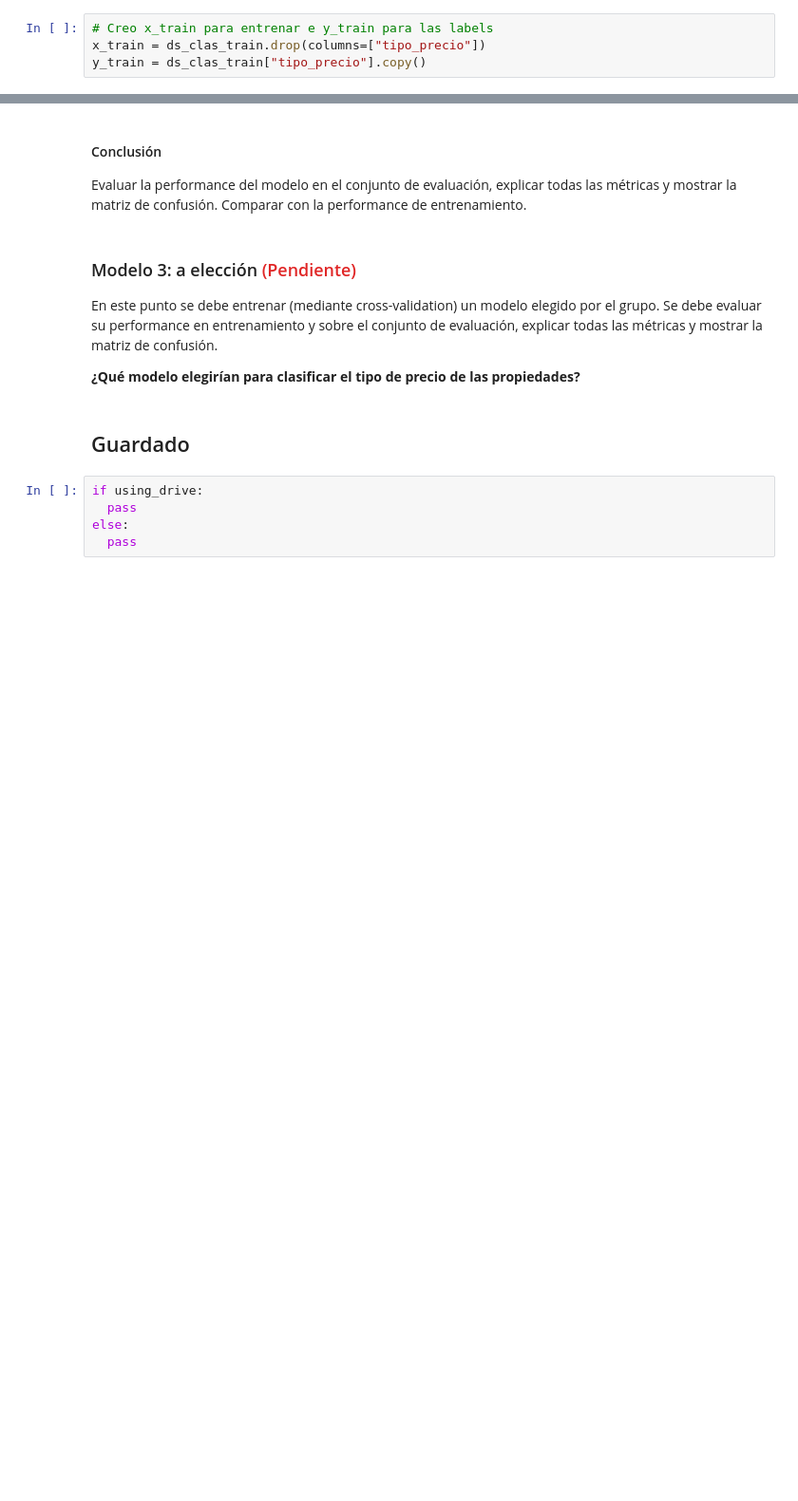
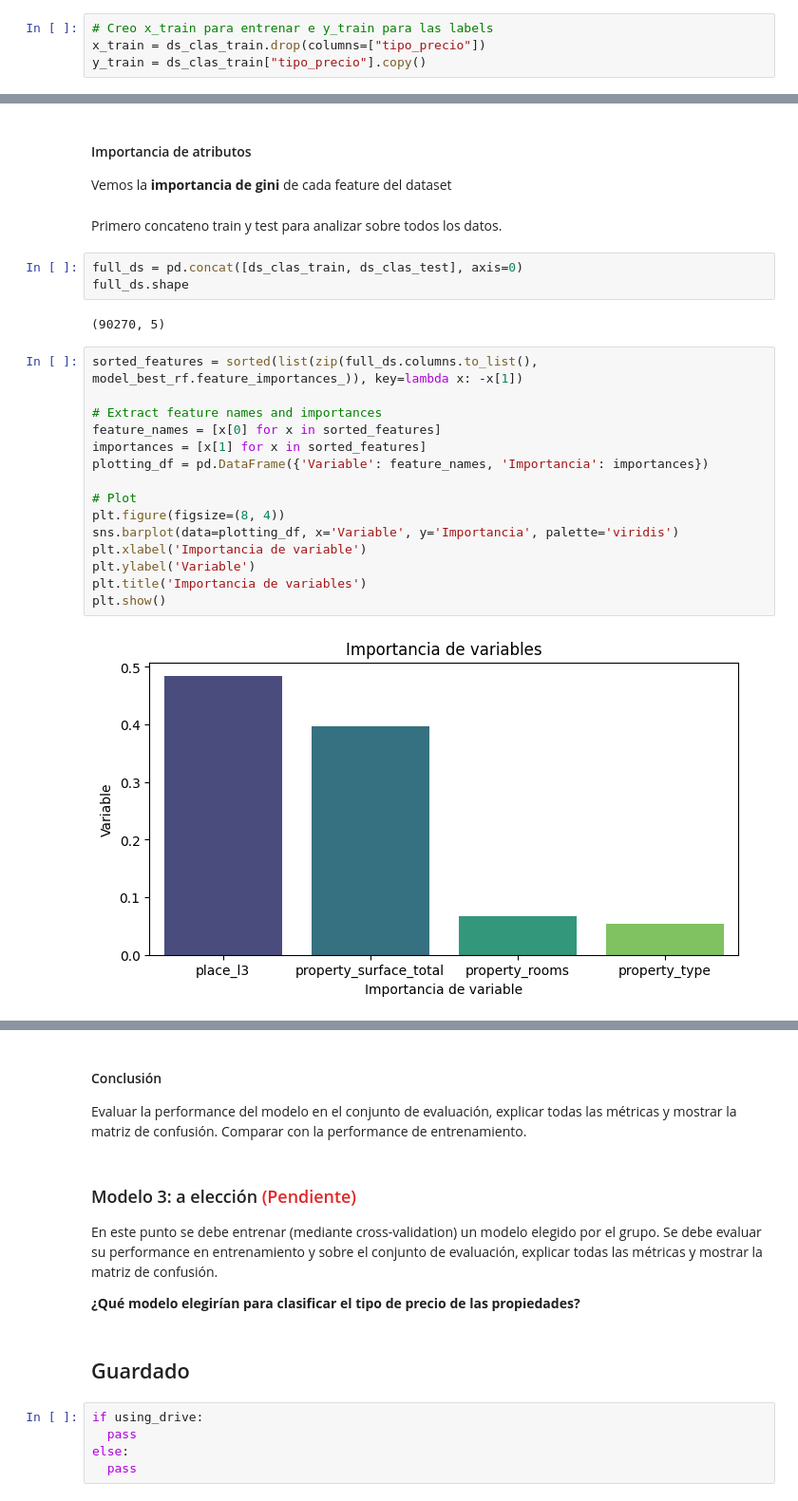
Before and after one commit to kikiymini/7506R-1C2024-GRUPO02, a Jupyter notebook: 7506R_TP1_GRUPO02_ENTREGA_N3.ipynb, the cells around one changed output, grey strips where cells are left out. Shown at 95% size. Drawn from its saved outputs; the diff is of its cells as text; blank space fills up the shorter version.

```diff
--- a/7506R_TP1_GRUPO02_ENTREGA_N3.ipynb
+++ b/7506R_TP1_GRUPO02_ENTREGA_N3.ipynb
@@ -684,0 +742,28 @@ mostrar una porción representativa y explicar las primeras reglas.
+# %% [markdown]
+#### Importancia de atributos
+
+Vemos la **importancia de gini** de cada feature del dataset
+# %% [markdown]
+Primero concateno train y test para analizar sobre todos los datos.
+# %%
+full_ds = pd.concat([ds_clas_train, ds_clas_test], axis=0)
+full_ds.shape
+# %% [output]
+(90270, 5)
+# %%
+sorted_features = sorted(list(zip(full_ds.columns.to_list(), model_best_rf.feature_importances_)), key=lambda x: -x[1])
+
+# Extract feature names and importances
+feature_names = [x[0] for x in sorted_features]
+importances = [x[1] for x in sorted_features]
+plotting_df = pd.DataFrame({'Variable': feature_names, 'Importancia': importances})
+
+# Plot
+plt.figure(figsize=(8, 4))
+sns.barplot(data=plotting_df, x='Variable', y='Importancia', palette='viridis')
+plt.xlabel('Importancia de variable')
+plt.ylabel('Variable')
+plt.title('Importancia de variables')
+plt.show()
+# %% [output]
+[figure, added]
```
Also changed, not shown: parts of 27 cells of this notebook.
